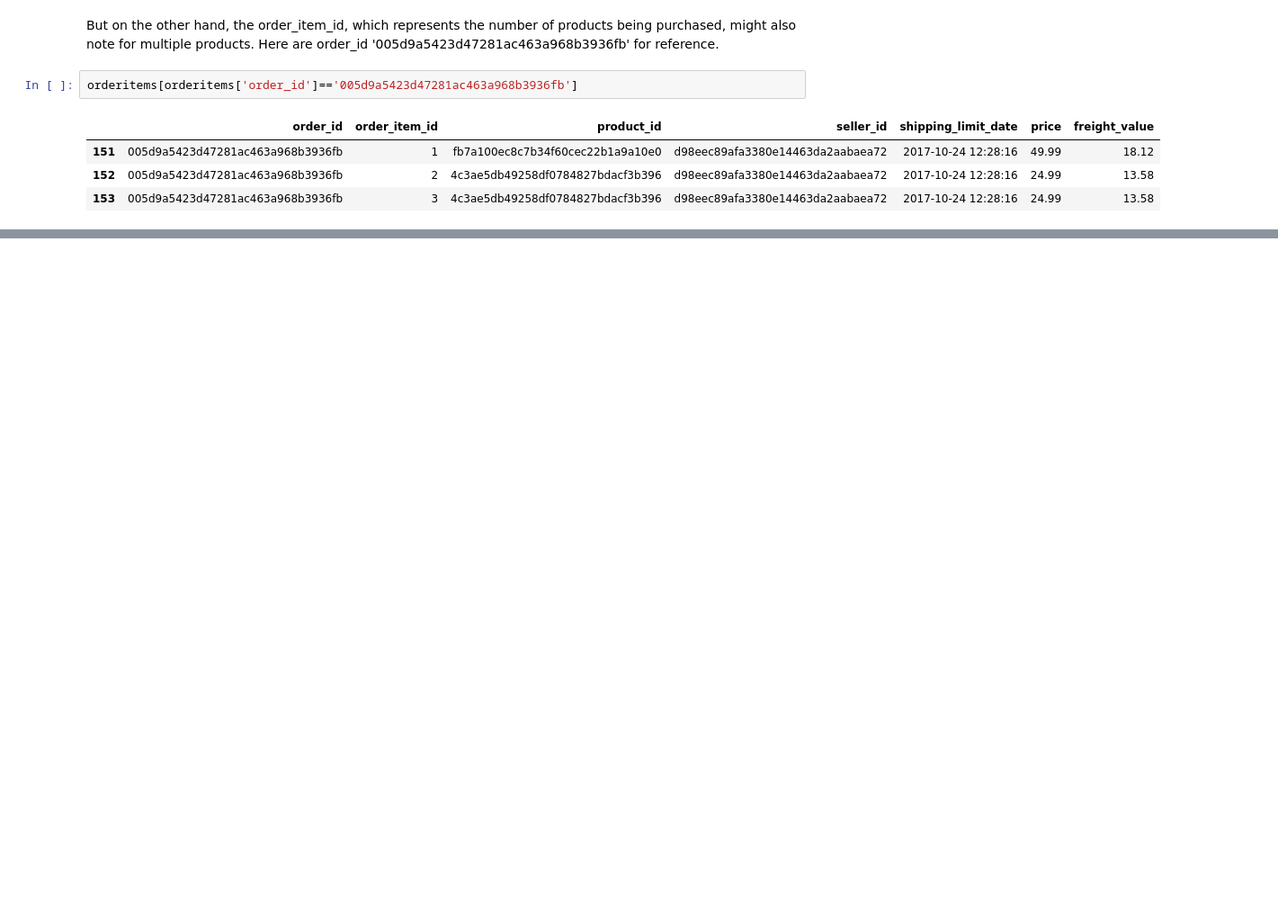
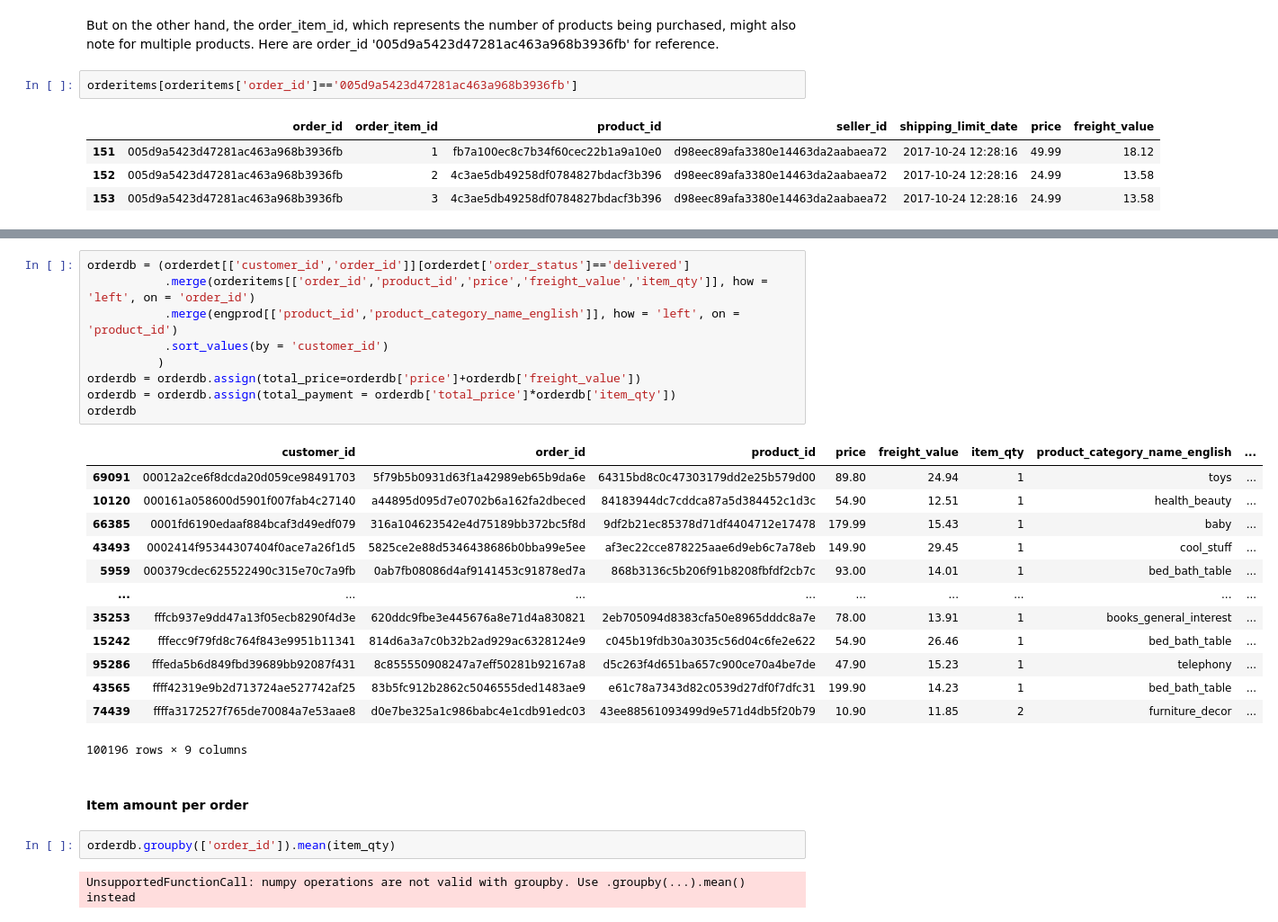
Before and after one commit to nicholasatyahadi/Customer-Purchasing-Behaviour-Analysis, a Jupyter notebook: main.ipynb, the cells around one changed output, grey strips where cells are left out. Shown at 90% size. Saved outputs shown, nothing was run; the diff lists cells and outputs as text; blank space fills up the shorter version.

```diff
--- a/main.ipynb
+++ b/main.ipynb
@@ -259,0 +230,29 @@ orderitems
+# %%
+orderdb = (orderdet[['customer_id','order_id']][orderdet['order_status']=='delivered']
+           .merge(orderitems[['order_id','product_id','price','freight_value','item_qty']], how = 'left', on = 'order_id')
+           .merge(engprod[['product_id','product_category_name_english']], how = 'left', on = 'product_id')
+           .sort_values(by = 'customer_id')
+          )
+orderdb = orderdb.assign(total_price=orderdb['price']+orderdb['freight_value'])
+orderdb = orderdb.assign(total_payment = orderdb['total_price']*orderdb['item_qty'])
+orderdb
+# %% [output]
+|  | customer_id | order_id | product_id | price | freight_value | item_qty | product_category_name_english | ... |
+| 69091 | 00012a2ce6f8dcda20d059ce98491703 | 5f79b5b0931d63f1a42989eb65b9da6e | 64315bd8c0c47303179dd2e25b579d00 | 89.80 | 24.94 | 1 | toys | ... |
+| 10120 | 000161a058600d5901f007fab4c27140 | a44895d095d7e0702b6a162fa2dbeced | 84183944dc7cddca87a5d384452c1d3c | 54.90 | 12.51 | 1 | health_beauty | ... |
+| 66385 | 0001fd6190edaaf884bcaf3d49edf079 | 316a104623542e4d75189bb372bc5f8d | 9df2b21ec85378d71df4404712e17478 | 179.99 | 15.43 | 1 | baby | ... |
+| 43493 | 0002414f95344307404f0ace7a26f1d5 | 5825ce2e88d5346438686b0bba99e5ee | af3ec22cce878225aae6d9eb6c7a78eb | 149.90 | 29.45 | 1 | cool_stuff | ... |
+| 5959 | 000379cdec625522490c315e70c7a9fb | 0ab7fb08086d4af9141453c91878ed7a | 868b3136c5b206f91b8208fbfdf2cb7c | 93.00 | 14.01 | 1 | bed_bath_table | ... |
+| ... | ... | ... | ... | ... | ... | ... | ... | ... |
+| 35253 | fffcb937e9dd47a13f05ecb8290f4d3e | 620ddc9fbe3e445676a8e71d4a830821 | 2eb705094d8383cfa50e8965dddc8a7e | 78.00 | 13.91 | 1 | books_general_interest | ... |
+| 15242 | fffecc9f79fd8c764f843e9951b11341 | 814d6a3a7c0b32b2ad929ac6328124e9 | c045b19fdb30a3035c56d04c6fe2e622 | 54.90 | 26.46 | 1 | bed_bath_table | ... |
+| 95286 | fffeda5b6d849fbd39689bb92087f431 | 8c855550908247a7eff50281b92167a8 | d5c263f4d651ba657c900ce70a4be7de | 47.90 | 15.23 | 1 | telephony | ... |
+| 43565 | ffff42319e9b2d713724ae527742af25 | 83b5fc912b2862c5046555ded1483ae9 | e61c78a7343d82c0539d27df0f7dfc31 | 199.90 | 14.23 | 1 | bed_bath_table | ... |
+| 74439 | ffffa3172527f765de70084a7e53aae8 | d0e7be325a1c986babc4e1cdb91edc03 | 43ee88561093499d9e571d4db5f20b79 | 10.90 | 11.85 | 2 | furniture_decor | ... |
+100196 rows × 9 columns
+# %% [markdown]
+#### Item amount per order
+# %%
+orderdb.groupby(['order_id']).mean(item_qty)
+# %% [output]
+UnsupportedFunctionCall: numpy operations are not valid with groupby. Use .groupby(...).mean() instead
```
Also changed, not shown: parts of 19 cells of this notebook.
